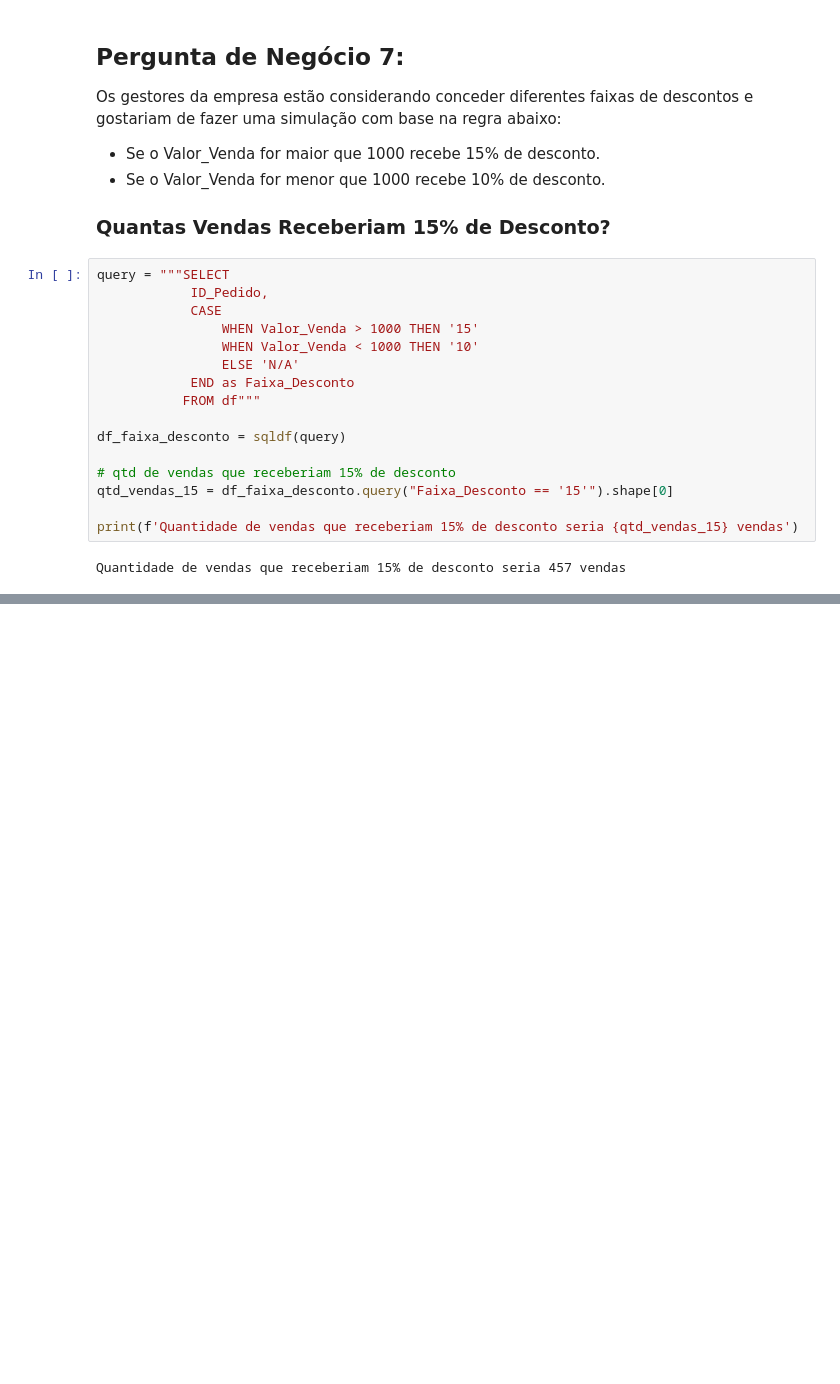
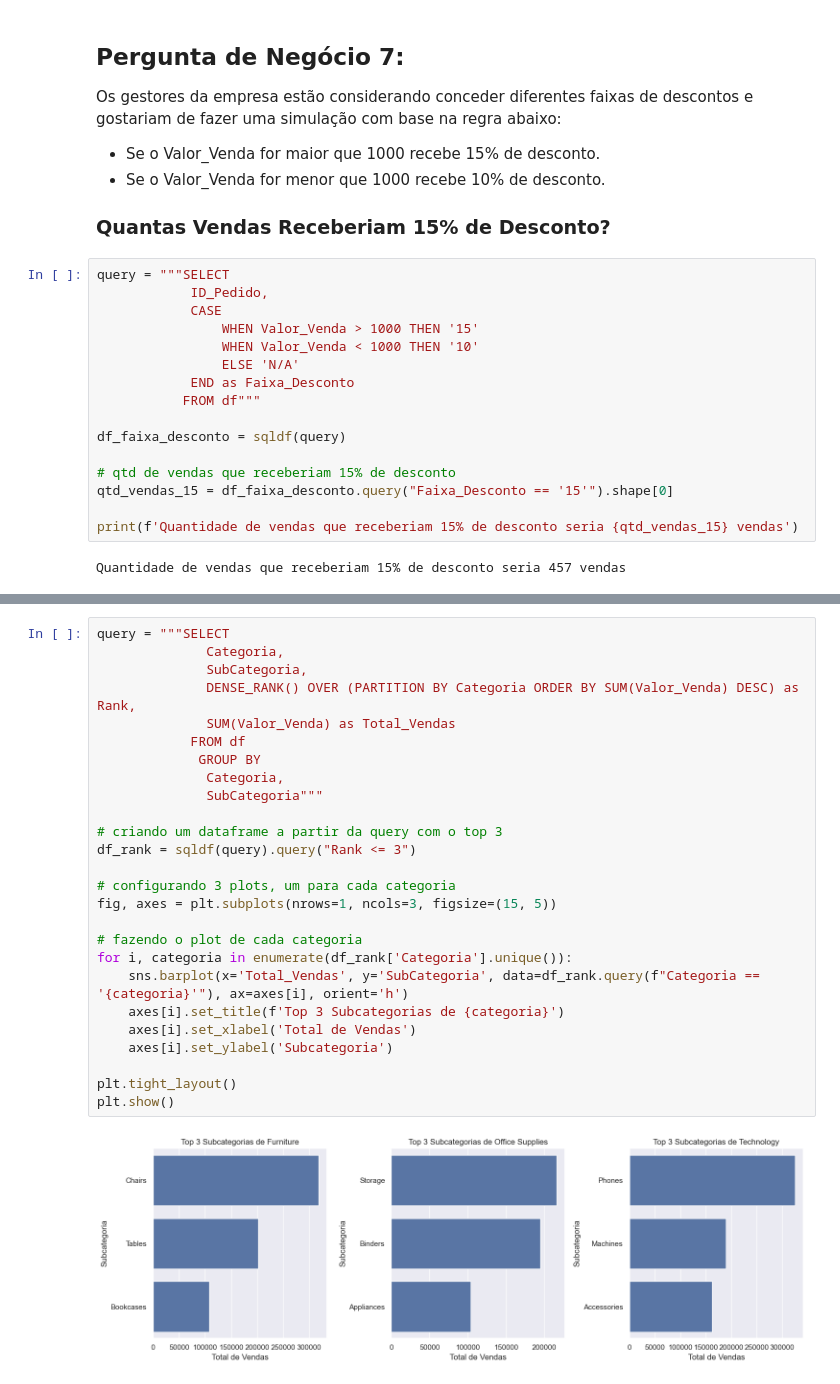
Before and after one commit to camargo-vinicius/eda_python, a Jupyter notebook: analise_ecommerce.ipynb, the cells around one changed output, grey strips where cells are left out. Drawn from its saved outputs; the diff is of its cells as text; blank space fills up the shorter version.

```diff
--- a/analise_ecommerce.ipynb
+++ b/analise_ecommerce.ipynb
@@ -312,0 +393,28 @@ Quantidade de vendas que receberiam 15% de desconto seria 457 vendas
+# %%
+query = """SELECT
+              Categoria,
+              SubCategoria,
+              DENSE_RANK() OVER (PARTITION BY Categoria ORDER BY SUM(Valor_Venda) DESC) as Rank,
+              SUM(Valor_Venda) as Total_Vendas
+            FROM df
+             GROUP BY
+              Categoria,
+              SubCategoria"""
+
+# criando um dataframe a partir da query com o top 3
+df_rank = sqldf(query).query("Rank <= 3")
+
+# configurando 3 plots, um para cada categoria
+fig, axes = plt.subplots(nrows=1, ncols=3, figsize=(15, 5))
+
+# fazendo o plot de cada categoria
+for i, categoria in enumerate(df_rank['Categoria'].unique()):
+    sns.barplot(x='Total_Vendas', y='SubCategoria', data=df_rank.query(f"Categoria == '{categoria}'"), ax=axes[i], orient='h')
+    axes[i].set_title(f'Top 3 Subcategorias de {categoria}')
+    axes[i].set_xlabel('Total de Vendas')
+    axes[i].set_ylabel('Subcategoria')
+
+plt.tight_layout()
+plt.show()
+# %% [output]
+[figure, added]
```
Also changed, not shown: parts of 11 cells of this notebook.
